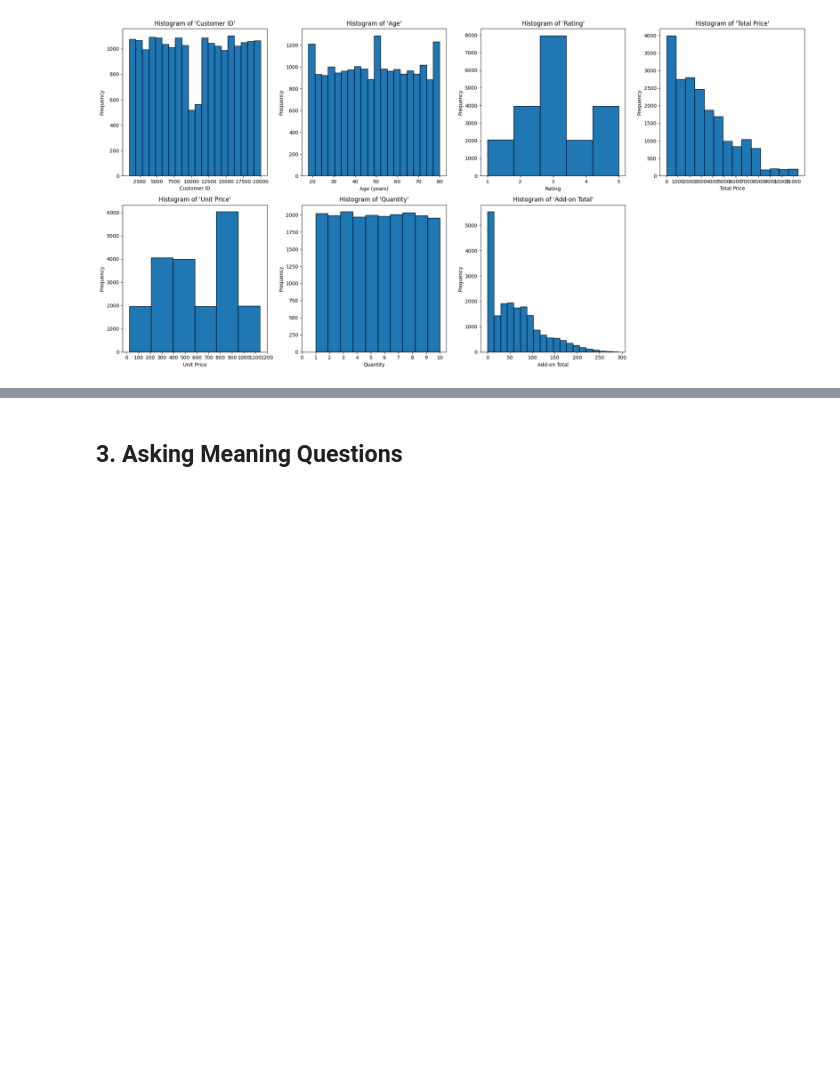
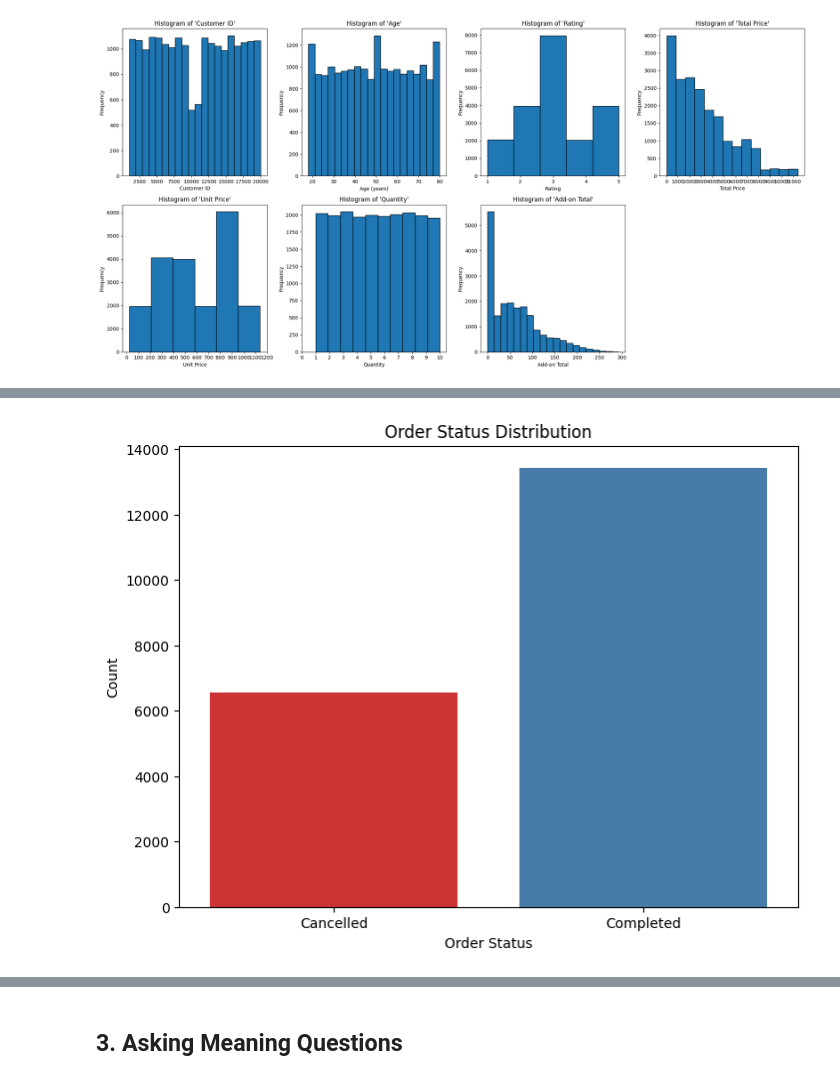
Before and after one commit to LtnLinh/CSC17104-Programming-for-Data-Science, a Jupyter notebook: Notebook.ipynb, the cells around one changed output, grey strips where cells are left out. Saved outputs shown, nothing was run; the diff lists cells and outputs as text; code cells hidden in the pictures; blank space fills up the shorter version.

```diff
--- a/Notebook.ipynb
+++ b/Notebook.ipynb
@@ -293,0 +363,9 @@ plt.show()
+# %%
+plt.figure(figsize=(8, 6))
+sns.countplot(x='Order Status', data=df, palette='Set1')
+plt.title('Order Status Distribution')
+plt.xlabel('Order Status')
+plt.ylabel('Count')
+plt.show()
+# %% [output]
+[figure, added]
```
Also changed, not shown: parts of 29 cells of this notebook.
